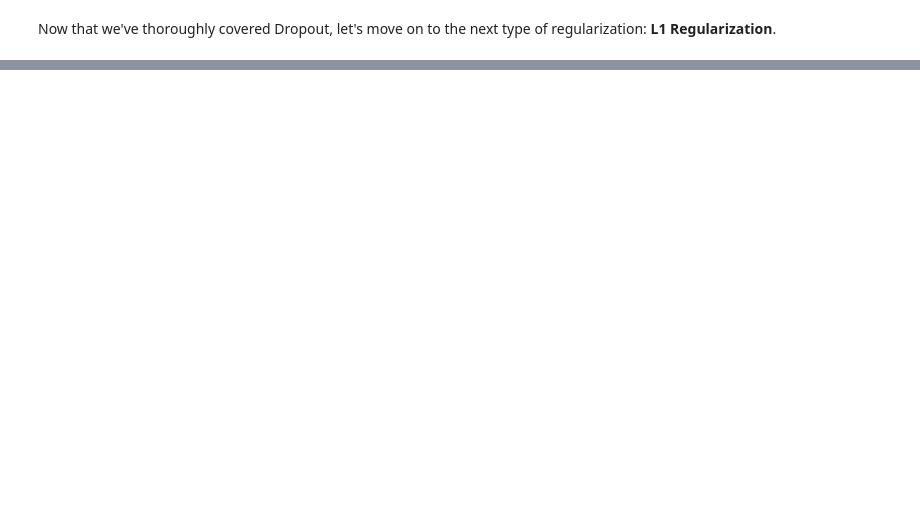
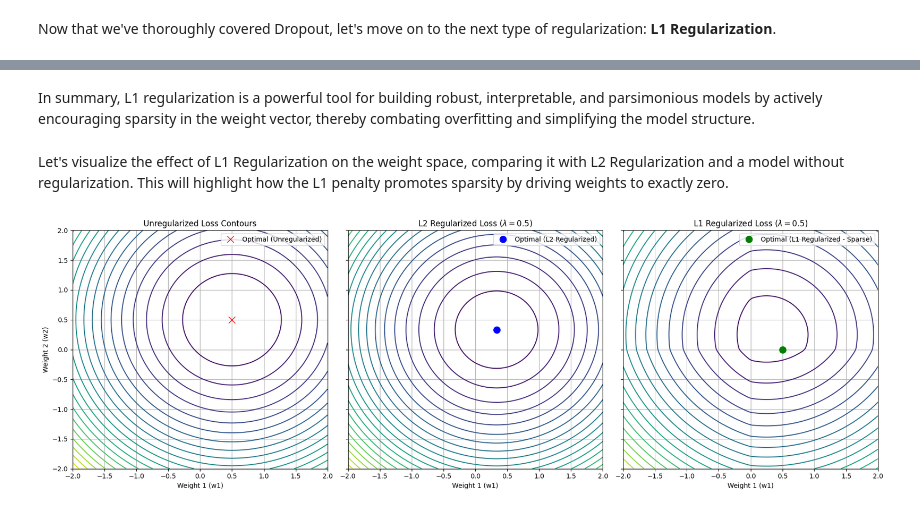
Before and after one commit to rsys-adsingh/Machine-Learning, a Jupyter notebook: study/Chapter_11.ipynb, the cells around one changed output, grey strips where cells are left out. Saved outputs shown, nothing was run; the diff lists cells and outputs as text; code cells hidden in the pictures; blank space fills up the shorter version.

```diff
--- a/study/Chapter_11.ipynb
+++ b/study/Chapter_11.ipynb
@@ -5539,0 +5695,76 @@ Now that we've thoroughly covered Dropout, let's move on to the next type of reg
+# %% [markdown]
+In summary, L1 regularization is a powerful tool for building robust, interpretable, and parsimonious models by actively encouraging sparsity in the weight vector, thereby combating overfitting and simplifying the model structure.
+# %% [markdown]
+Let's visualize the effect of L1 Regularization on the weight space, comparing it with L2 Regularization and a model without regularization. This will highlight how the L1 penalty promotes sparsity by driving weights to exactly zero.
+# %%
+import numpy as np
+import matplotlib.pyplot as plt
+
+# --- Simulate Loss Function Contour ---
+# For simplicity, let's assume a quadratic loss function centered at (0,0)
+# This is a generic representation, not tied to a specific dataset
+def original_loss(w1, w2):
+    # A simple quadratic loss, representing minimum at (0.5, 0.5) or some target (e.g., (1,1))
+    # For visualization purposes, let's assume minimum is at (0.5, 0.5) for illustration
+    return (w1 - 0.5)**2 + (w2 - 0.5)**2
+
+w1_range = np.linspace(-2, 2, 100)
+w2_range = np.linspace(-2, 2, 100)
+W1, W2 = np.meshgrid(w1_range, w2_range)
+
+Z_original = original_loss(W1, W2)
+
+# --- Define Regularization Terms ---
+lambda_val = 0.5 # Regularization strength
+
+def l1_penalty(w1, w2, lambda_val):
+    return lambda_val * (np.abs(w1) + np.abs(w2))
+
+def l2_penalty(w1, w2, lambda_val):
+    return lambda_val * (w1**2 + w2**2)
+
+Z_l1_penalty = l1_penalty(W1, W2, lambda_val)
+Z_l2_penalty = l2_penalty(W1, W2, lambda_val)
+
+# --- Combine Loss and Penalties ---
+Z_l1_reg = Z_original + Z_l1_penalty
+Z_l2_reg = Z_original + Z_l2_penalty
+
+# --- Plotting ---
+fig, axes = plt.subplots(1, 3, figsize=(18, 6), sharex=True, sharey=True)
+
+# Plot 1: Unregularized Loss
+ax = axes[0]
+ax.contour(W1, W2, Z_original, levels=20, cmap='viridis')
+ax.plot(0.5, 0.5, 'rx', markersize=10, label='Optimal (Unregularized)')
+ax.set_title('Unregularized Loss Contours')
+ax.set_xlabel('Weight 1 (w1)')
+ax.set_ylabel('Weight 2 (w2)')
+ax.legend()
+ax.grid(True)
+
+# Plot 2: L2 Regularization (Ridge) Contours
+ax = axes[1]
+ax.contour(W1, W2, Z_l2_reg, levels=20, cmap='viridis')
+# For illustrative purposes, an approximate L2-regularized optimum
+ax.plot(0.5 * (1 / (1 + lambda_val)), 0.5 * (1 / (1 + lambda_val)), 'bo', markersize=10, label='Optimal (L2 Regularized)')
+ax.set_title(rf'L2 Regularized Loss ($\lambda={lambda_val}$)')
+ax.set_xlabel('Weight 1 (w1)')
+ax.grid(True)
+ax.legend()
+
+# Plot 3: L1 Regularization (Lasso) Contours
+ax = axes[2]
+ax.contour(W1, W2, Z_l1_reg, levels=20, cmap='viridis')
+# For illustrative purposes, an approximate L1-regularized optimum
+# L1 tends to push weights to zero, so an optimal point might be on an axis
+ax.plot(0.5, 0, 'go', markersize=10, label='Optimal (L1 Regularized - Sparse)') # Example of sparsity
+ax.set_title(rf'L1 Regularized Loss ($\lambda={lambda_val}$)')
+ax.set_xlabel('Weight 1 (w1)')
+ax.grid(True)
+ax.legend()
+
+plt.tight_layout()
+plt.show()
+# %% [output]
+[figure, added]
```
Also changed, not shown: parts of 50 cells of this notebook.
